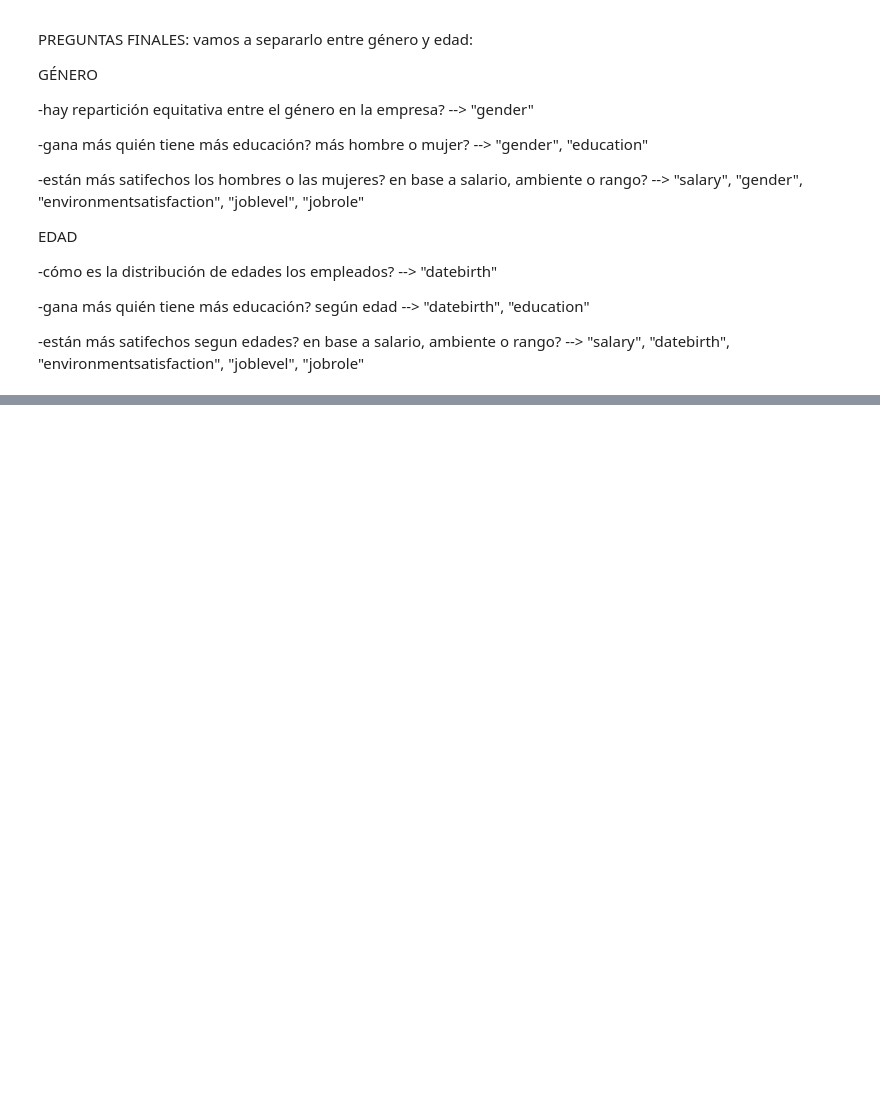
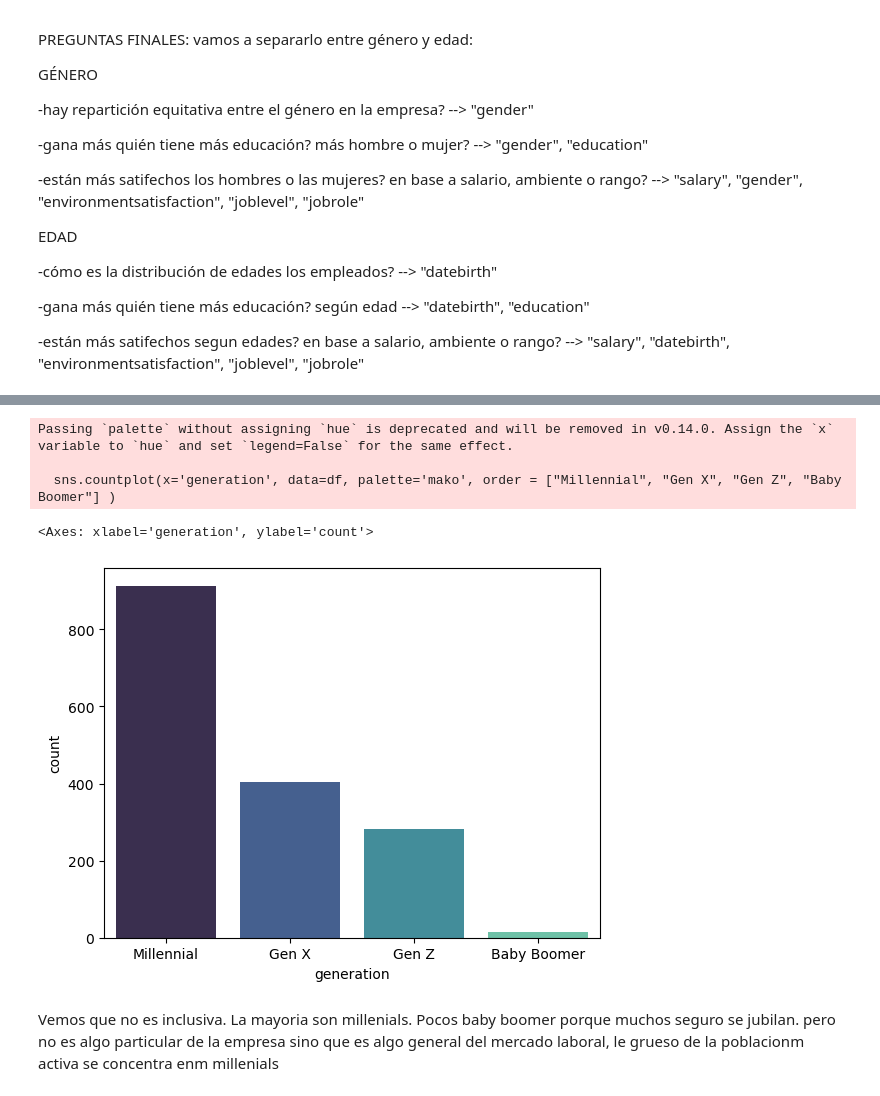
Before and after one commit to NuriaSalasVazquez/project-da-promo-49-modulo-3-team-4, a Jupyter notebook: EDA.ipynb, the cells around one changed output, grey strips where cells are left out. Drawn from its saved outputs; the diff is of its cells as text; code cells hidden in the pictures; blank space fills up the shorter version.

```diff
--- a/EDA.ipynb
+++ b/EDA.ipynb
@@ -235,0 +307,13 @@ PREGUNTAS FINALES:
+# %%
+def asignacion_generacion(datebirth):
+    if datebirth >= 1995:
+        return 'Gen Z'
+    elif datebirth >=1981:
+        return 'Millennial'
+    elif datebirth >=1965:
+        return 'Gen X'
+    else:
+        return 'Baby Boomer'
+
+df["generation"] = df['datebirth'].apply(asignacion_generacion)
+display(df)
@@ -235,0 +363,12 @@ PREGUNTAS FINALES:
+# %%
+#vamos a hacer un countplot
+
+sns.countplot(x='generation', data=df, palette='mako', order = ["Millennial", "Gen X", "Gen Z", "Baby Boomer"] )
+# %% [output]
+Passing `palette` without assigning `hue` is deprecated and will be removed in v0.14.0. Assign the `x` variable to `hue` and set `legend=False` for the same effect.
+
+  sns.countplot(x='generation', data=df, palette='mako', order = ["Millennial", "Gen X", "Gen Z", "Baby Boomer"] )
+<Axes: xlabel='generation', ylabel='count'>
+[figure, added]
+# %% [markdown]
+Vemos que no es inclusiva. La mayoria son millenials. Pocos baby boomer porque muchos seguro se jubilan. pero no es algo particular de la empresa sino que es algo general del mercado laboral, le grueso de la poblacionm activa se concentra enm millenials
```
Also changed, not shown: parts of 23 cells of this notebook, 1 other file.
